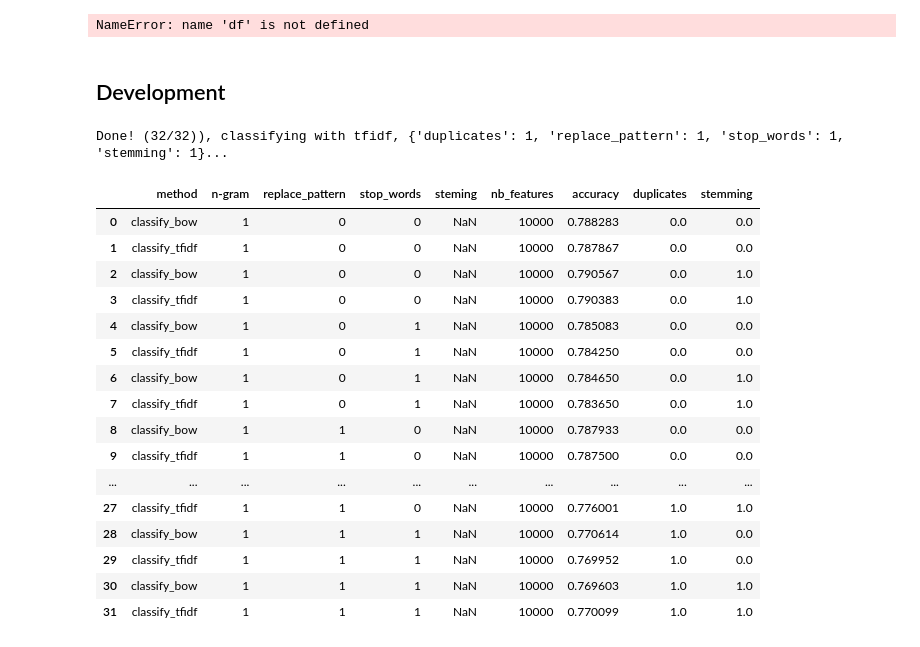
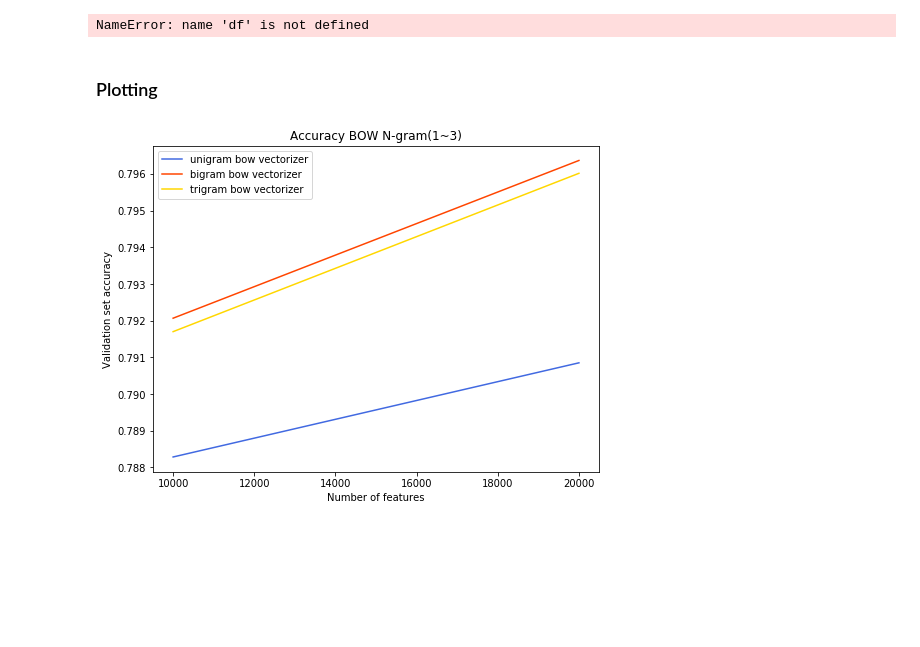
Before and after one commit to baraschi/Twitter_Sentiment_Analysis, a Jupyter notebook: Run_All_Combinations.ipynb, the cells around one changed output. Cells and saved outputs as stored; diff of their text form; code cells hidden in the pictures; blank space fills up the shorter version.

Commit message:
Working plots!

```diff
--- a/Run_All_Combinations.ipynb
+++ b/Run_All_Combinations.ipynb
@@ -119,53 +126,26 @@ df
 # %% [output]
 NameError: name 'df' is not defined
 # %% [markdown]
-## Development
+### Plotting
-# %%
-df = accuracies(
-    ["bow", "tfidf"],
-    train = train,
-    min_df=1,
-    min_features=10000,
-    max_features=11000,
-    feature_step=10000,
-    ngram_range=[(1,1)]
-)
-# %% [output]
-Done! (32/32)), classifying with tfidf, {'duplicates': 1, 'replace_pattern': 1, 'stop_words': 1, 'stemming': 1}...
-# %%
-df
-# %% [output]
-|  | method | n-gram | replace_pattern | stop_words | steming | nb_features | accuracy | duplicates | stemming |
-| 0 | classify_bow | 1 | 0 | 0 | NaN | 10000 | 0.788283 | 0.0 | 0.0 |
-| 1 | classify_tfidf | 1 | 0 | 0 | NaN | 10000 | 0.787867 | 0.0 | 0.0 |
-| 2 | classify_bow | 1 | 0 | 0 | NaN | 10000 | 0.790567 | 0.0 | 1.0 |
-| 3 | classify_tfidf | 1 | 0 | 0 | NaN | 10000 | 0.790383 | 0.0 | 1.0 |
-| 4 | classify_bow | 1 | 0 | 1 | NaN | 10000 | 0.785083 | 0.0 | 0.0 |
-| 5 | classify_tfidf | 1 | 0 | 1 | NaN | 10000 | 0.784250 | 0.0 | 0.0 |
-| 6 | classify_bow | 1 | 0 | 1 | NaN | 10000 | 0.784650 | 0.0 | 1.0 |
-| 7 | classify_tfidf | 1 | 0 | 1 | NaN | 10000 | 0.783650 | 0.0 | 1.0 |
-| 8 | classify_bow | 1 | 1 | 0 | NaN | 10000 | 0.787933 | 0.0 | 0.0 |
-| 9 | classify_tfidf | 1 | 1 | 0 | NaN | 10000 | 0.787500 | 0.0 | 0.0 |
-| ... | ... | ... | ... | ... | ... | ... | ... | ... | ... |
-| 27 | classify_tfidf | 1 | 1 | 0 | NaN | 10000 | 0.776001 | 1.0 | 1.0 |
-| 28 | classify_bow | 1 | 1 | 1 | NaN | 10000 | 0.770614 | 1.0 | 0.0 |
-| 29 | classify_tfidf | 1 | 1 | 1 | NaN | 10000 | 0.769952 | 1.0 | 0.0 |
-| 30 | classify_bow | 1 | 1 | 1 | NaN | 10000 | 0.769603 | 1.0 | 1.0 |
-| 31 | classify_tfidf | 1 | 1 | 1 | NaN | 10000 | 0.770099 | 1.0 | 1.0 |
 # %%
-def plot_accuracies(accs_clean, accs_noclean, legends, colors, title, axis_labels, filename):
-    nb_plots = len(accs_clean)
-    plotable_df_clean = accs_clean.transpose()
-    plotable_df_clean['nfeatures'] = plotable_df_clean.index
+def pltdf(df, method, ngram, duplicates, replace_pattern, stop_words, stemming):
+    """ Extracts all poitns varying on accuracy and nb_features that match the given settings"""
+    return df.loc[
+                (df['method'] == method) &
+                (df['n-gram'] == ngram) &
+                (df['duplicates'] == duplicates) &
+                (df['replace_pattern'] == replace_pattern) &
+                (df['stop_words'] == stop_words) &
+                (df['stemming'] == stemming)
+             ]
 
-    plotable_df_noclean = accs_noclean.transpose()
-    plotable_df_noclean['nfeatures'] = plotable_df_noclean.index
+def plot_accuracies(accuracies_dfs, legends, colors, linestyles, title, axis_labels, filename):
+    import matplotlib.pyplot as plt
 
     plt.figure(figsize=(8,6))
 
-    for i in range(0, nb_plots):
-        plt.plot(plotable_df_clean[i].index, plotable_df_clean[i].values,label=legends[i] + ' (clean)',color=colors[i])
-        plt.plot(plotable_df_noclean[i].index, plotable_df_noclean[i].values,label=legends[i],color=colors[i], linestyle=':')
+    for i, df in enumerate(accuracies_dfs):
+        plt.plot(df['nb_features'], df['accuracy'],label=legends[i],color=colors[i], linestyle=linestyles[i])
 
     plt.title(title)
     plt.xlabel(axis_labels[0])
@@ -175,13 +155,23 @@ def plot_accuracies(accs_clean, accs_noclean, legends, colors, title, axis_label
     if not os.path.exists(PLOTS_FOLDER):
         os.makedirs(PLOTS_FOLDER)
     plt.savefig(PLOTS_FOLDER + filename + '.pdf') #pdf is a better choice than png as it is vectorial
+
+    plt
 # %%
+sub_dfs = [
+    pltdf(df,"bow", 1, 0, 0, 0, 0),
+    pltdf(df,"bow", 2, 0, 0, 0, 0),
+    pltdf(df,"bow", 3, 0, 0, 0, 0),
+]
+
 plot_accuracies(
-    bow_accs_clean,
-    bow_accs_noclean,
+    sub_dfs,
     legends = ['unigram bow vectorizer', 'bigram bow vectorizer', 'trigram bow vectorizer'],
     colors = ['royalblue', 'orangered', 'gold'],
+    linestyles = ['-','-','-'],
     title = 'Accuracy BOW N-gram(1~3)',
     axis_labels =['Number of features','Validation set accuracy'],
     filename = "plot_bow"
 )
+# %% [output]
+[figure, added]
```
Also changed, not shown: parts of 5 cells of this notebook, 1 other file.
